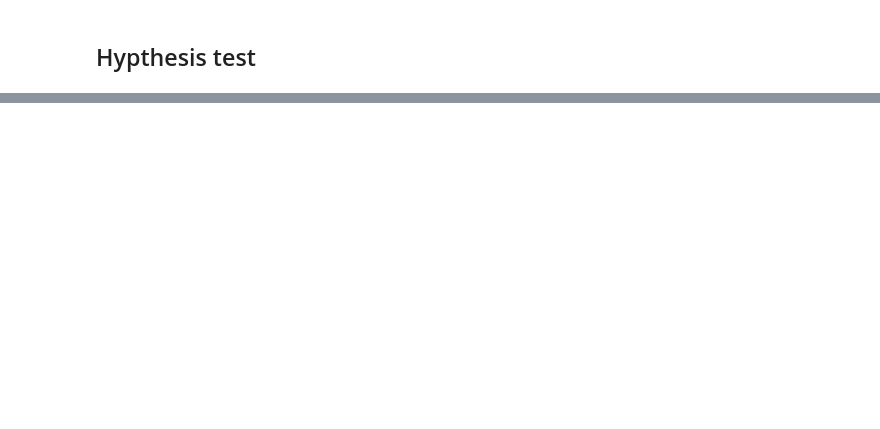
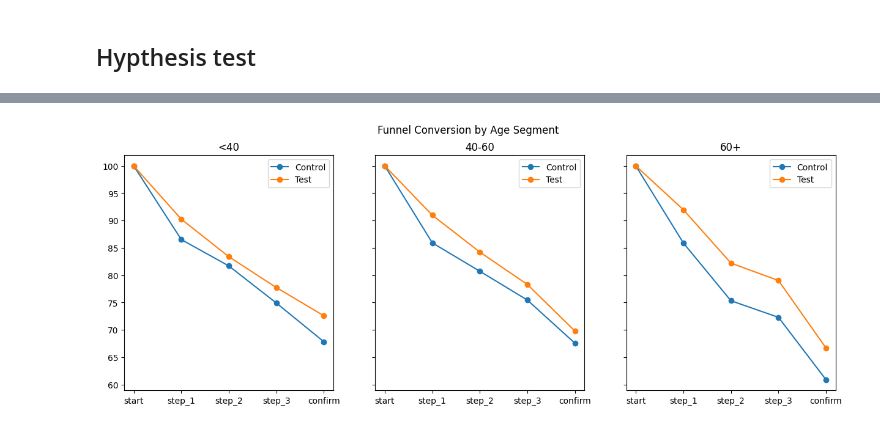
Before and after one commit to mosijituo049/vanguard-ab-test, a Jupyter notebook: notebook/funnel_analysis.ipynb, the cells around one changed output, grey strips where cells are left out. Cells and saved outputs as stored; diff of their text form; code cells hidden in the pictures; blank space fills up the shorter version.

```diff
--- a/notebook/funnel_analysis.ipynb
+++ b/notebook/funnel_analysis.ipynb
@@ -56,0 +266,3 @@ $H_1$: p_test - p_control ≠ 0
+# %%
+df_client = load_data.load("client_profile")
+df_client.head()
@@ -56,0 +358,8 @@ $H_1$: p_test - p_control ≠ 0
+# %%
+age_funnel_pct = (
+    age_funnel
+    .div(age_funnel['start'], axis=0)
+    * 100
+)
+
+age_funnel_pct
@@ -56,0 +393,33 @@ $H_1$: p_test - p_control ≠ 0
+# %%
+fig, axes = plt.subplots(
+    1,
+    3,
+    figsize=(15,5),
+    sharey=True
+)
+
+steps = ['start','step_1','step_2','step_3','confirm']
+
+for ax, age_group in zip(
+    axes,
+    age_funnel_pct.index.get_level_values(0).unique()
+):
+
+    temp = age_funnel_pct.loc[age_group]
+
+    for variation in temp.index:
+
+        ax.plot(
+            steps,
+            temp.loc[variation, steps],
+            marker='o',
+            label=variation
+        )
+
+    ax.set_title(age_group)
+    ax.legend()
+
+plt.suptitle('Funnel Conversion by Age Segment')
+plt.show()
+# %% [output]
+[figure, added]
```
Also changed, not shown: parts of 18 cells of this notebook, 18 other files.
